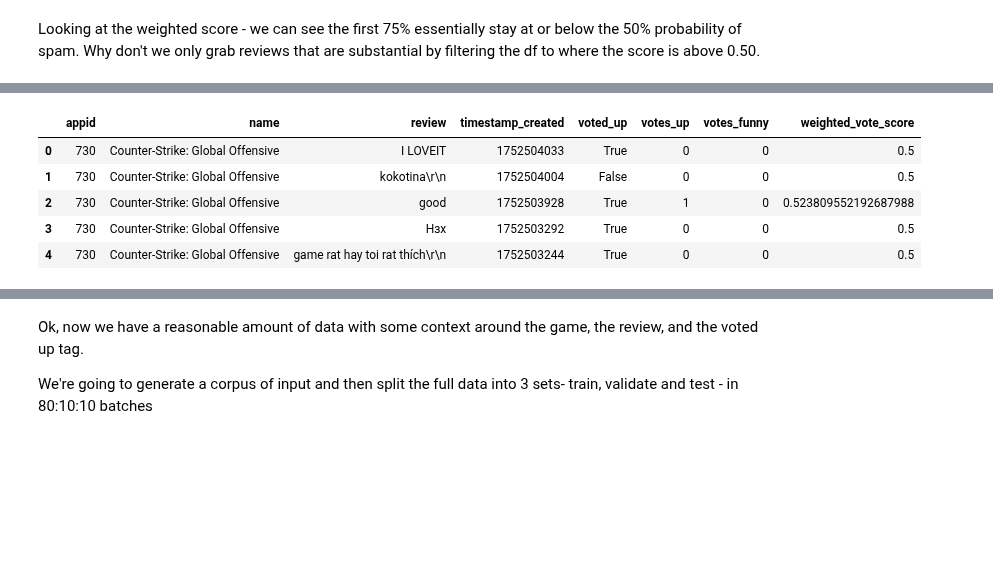
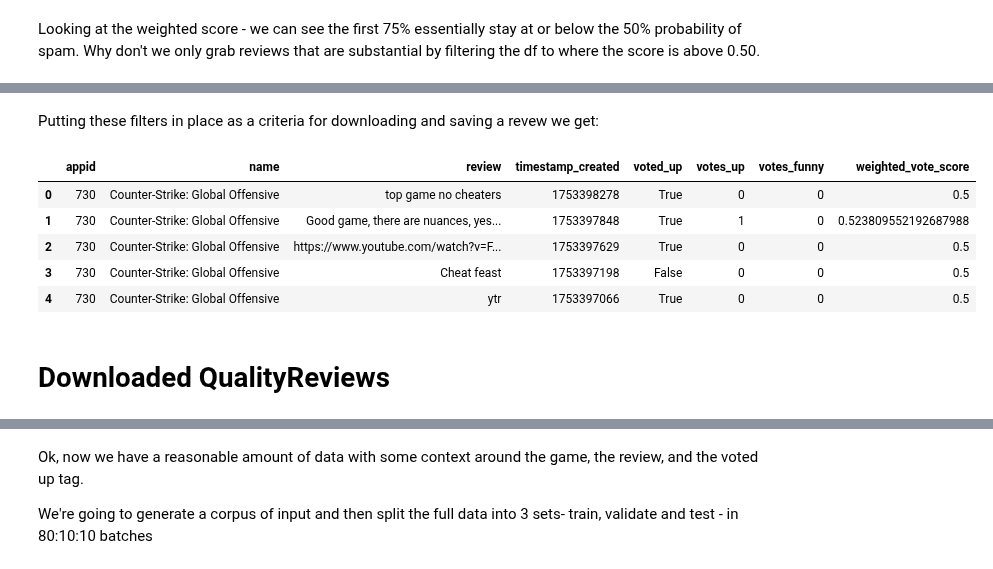
Before and after one commit to morescode-pm/kaggle-fastai, a Jupyter notebook: chapter3/nlp-steam.ipynb, the cells around one changed output, grey strips where cells are left out. Cells and saved outputs as stored; diff of their text form; code cells hidden in the pictures; blank space fills up the shorter version.

```diff
--- a/chapter3/nlp-steam.ipynb
+++ b/chapter3/nlp-steam.ipynb
@@ -172,3 +218,5 @@ df_filtered.head()
+# %% [markdown]
+Putting these filters in place as a criteria for downloading and saving a revew we get:
 # %%
 # Pre-filter Reviews
 quality_reviews = []
@@ -176,40 +224,42 @@ for _, row in tqdm(top_games.iterrows(), total=top_games.shape[0]):
     n_quality = 0
     appid = row['appid']
     name = row['name']
     cursor = '*' # Initial cursor
 
-    while n_quality < 90:
+    while n_quality < 10:
         reviews_data = get_reviews(appid, num_reviews=90, cursor=cursor)
         reviews = reviews_data['reviews']
         cursor = reviews_data.get('cursor') # Update's cursor value
 
         if not reviews:
             break # early escape if no more reviews to fetch
 
         for review in reviews:
             if float(review['weighted_vote_score']) >= 0.51:
                 n_quality += 1
-                all_reviews.append({
+                quality_reviews.append({
                     'appid': appid,
                     'name': name,
                     'review': review['review'],
                     'timestamp_created': review['timestamp_created'],
                     'voted_up': review['voted_up'],
                     'votes_up': review['votes_up'],
                     'votes_funny': review['votes_funny'],
                     'weighted_vote_score': review['weighted_vote_score'],
                 })
 
 
 quality_reviews_df = pd.DataFrame(all_reviews)
 quality_reviews_df.head()
 # %% [output]
 |  | appid | name | review | timestamp_created | voted_up | votes_up | votes_funny | weighted_vote_score |
-| 0 | 730 | Counter-Strike: Global Offensive | I LOVEIT | 1752504033 | True | 0 | 0 | 0.5 |
-| 1 | 730 | Counter-Strike: Global Offensive | kokotina\r\n | 1752504004 | False | 0 | 0 | 0.5 |
-| 2 | 730 | Counter-Strike: Global Offensive | good | 1752503928 | True | 1 | 0 | 0.523809552192687988 |
-| 3 | 730 | Counter-Strike: Global Offensive | Нзх | 1752503292 | True | 0 | 0 | 0.5 |
-| 4 | 730 | Counter-Strike: Global Offensive | game rat hay toi rat thích\r\n | 1752503244 | True | 0 | 0 | 0.5 |
+| 0 | 730 | Counter-Strike: Global Offensive | top game no cheaters | 1753398278 | True | 0 | 0 | 0.5 |
+| 1 | 730 | Counter-Strike: Global Offensive | Good game, there are nuances, yes... | 1753397848 | True | 1 | 0 | 0.523809552192687988 |
+| 2 | 730 | Counter-Strike: Global Offensive | https://www.youtube.com/watch?v=F... | 1753397629 | True | 0 | 0 | 0.5 |
+| 3 | 730 | Counter-Strike: Global Offensive | Cheat feast | 1753397198 | False | 0 | 0 | 0.5 |
+| 4 | 730 | Counter-Strike: Global Offensive | ytr | 1753397066 | True | 0 | 0 | 0.5 |
+# %% [markdown]
+# Downloaded QualityReviews
 # %%
 # check in on counts and if filtering now
 print("Total reviews:", len(quality_reviews_df))
```
Also changed, not shown: parts of 44 cells of this notebook.
